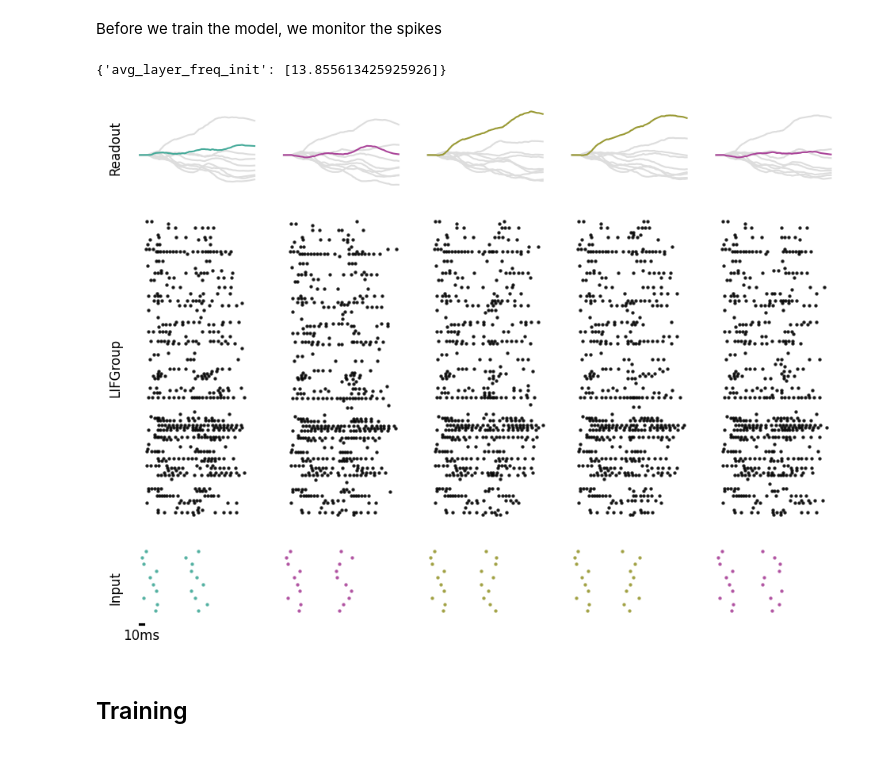
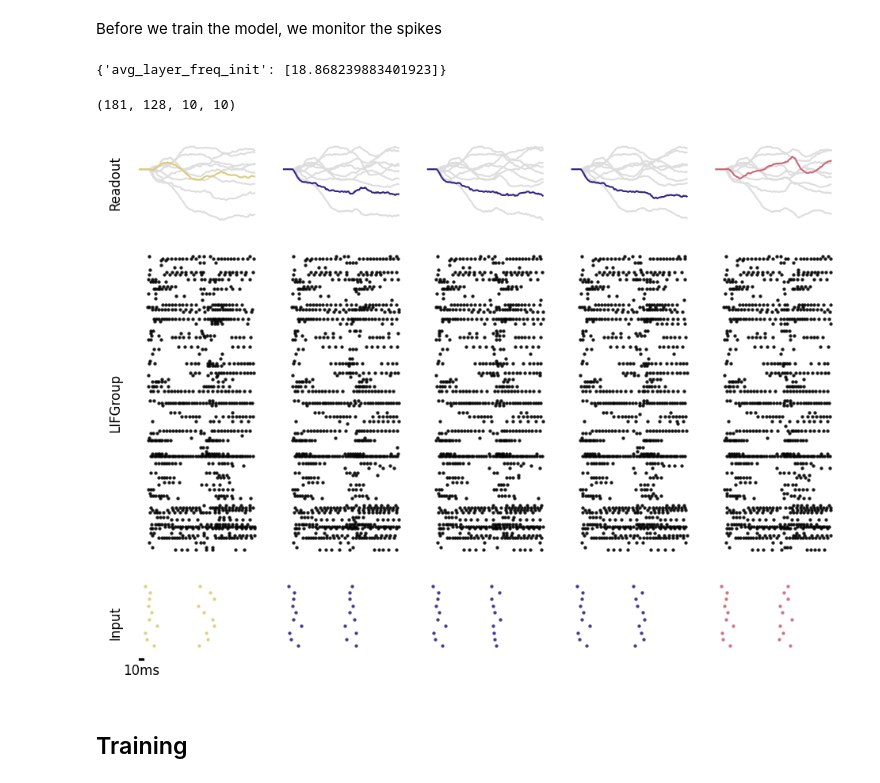
Before and after one commit to fmi-basel/stork, a Jupyter notebook: examples/99_JRJG_FilterCascades_CoRandman.ipynb, the cells around one changed output. Saved outputs shown, nothing was run; the diff lists cells and outputs as text; code cells hidden in the pictures.

```diff
--- a/examples/99_JRJG_FilterCascades_CoRandman.ipynb
+++ b/examples/99_JRJG_FilterCascades_CoRandman.ipynb
@@ -33,12 +34,12 @@ nb_sub_classes = 3
 nb_classes = nb_sub_classes**2
 nb_inputs = 10
 
-nb_time_steps = 150
-T_delay = 30
+nb_time_steps = 180
+T_delay = 60
 sample_duration = 30
 
 
-nb_samples = 30
+nb_samples = 300
 nb_spikes = 1
 alpha = 1
 randmanseed = 1
@@ -66,9 +67,7 @@ ds_kwargs = dict(nb_steps=nb_time_steps, nb_units=nb_inputs, time_scale=1.0)
 # Split into train, test and validation set
 datasets = [
     RasDataset(ds, **ds_kwargs)
-    for ds in split_dataset(
-        data, labels, splits=[0.8, 0.1, 0.1], shuffle=False
-    )
+    for ds in split_dataset(data, labels, splits=[0.8, 0.1, 0.1], shuffle=False)
 ]
 ds_train, ds_valid, ds_test = datasets
 # %%
@@ -92,22 +91,22 @@ sns.despine()
 ## Set up the model
 # %%
 # Model Parameters
-batch_size = 250
+batch_size = 3000
 beta = 20
-device = torch.device("cuda:0")
+device = torch.device("cuda:1")
 dtype = torch.float
 
 
 nb_hidden_units = 128
 tau_mem = 20e-3
 tau_syn = 10e-3
-tau_readout = duration
+tau_readout = 40e-3
 
-tau_filter = 10e-3
+tau_filter = 20e-3
 nb_filters = 10
 
 lr = 5e-3
-nb_epochs = 10
+nb_epochs = 100
 # %%
 act_fn = SuperSpike
 act_fn.beta = beta
@@ -204,10 +207,5 @@ Before we train the model, we monitor the spikes
 # %%
-# Monitors spike counts before training
-res = model.monitor(ds_test)
 total_spikes = torch.sum(res[0]).item()
-
-results = {}
-res = model.monitor(ds_test)
 total_spikes_per_layer = [torch.sum(res[i]).item() for i in range(1)]
 results["avg_layer_freq_init"] = [
     nb / len(ds_test) / duration / nb_hidden_units for nb in total_spikes_per_layer
@@ -215,4 +213,4 @@ results["avg_layer_freq_init"] = [
 
 print(results)
 # %% [output]
-{'avg_layer_freq_init': [13.855613425925926]}
+{'avg_layer_freq_init': [18.868239883401923]}
@@ -219,10 +221,18 @@ print(results)
+# %%
+before_weighted_filters = model.connections[0].get_filterbanks(T=duration)
+
+# shape = (time, n_post, n_pre, nb_filters, kernel_size)
+print(before_weighted_filters.shape)
+
+# Sum over filter axis
+before_weighted_filters_sum = before_weighted_filters.sum(axis=3)
+# %% [output]
+(181, 128, 10, 10)
 # %%
 plt.figure(dpi=150)
-plot_activity_snapshot(
-    model, data=ds_test, point_alpha=0.8, show_predictions=False
-)
+plot_activity_snapshot(model, data=ds_test, point_alpha=0.8, show_predictions=False)
 # %% [output]
-[figure, old version]
+[figure, new version]
 # %% [markdown]
 ## Training
 # %%
```
Also changed, not shown: parts of 16 cells of this notebook.
